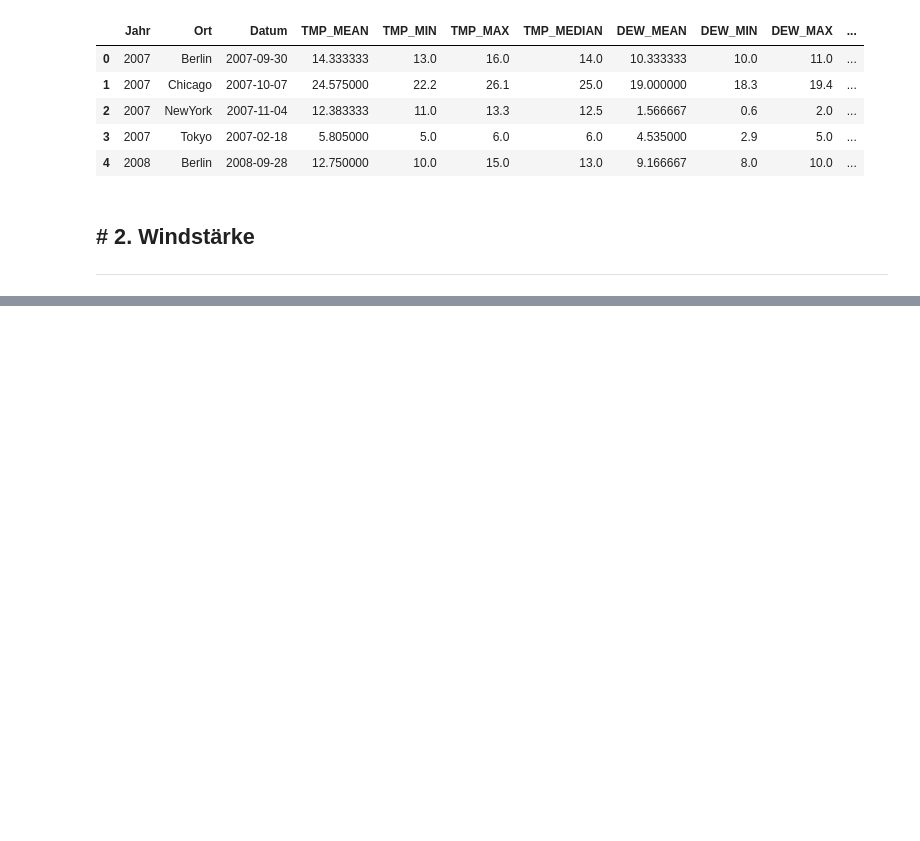
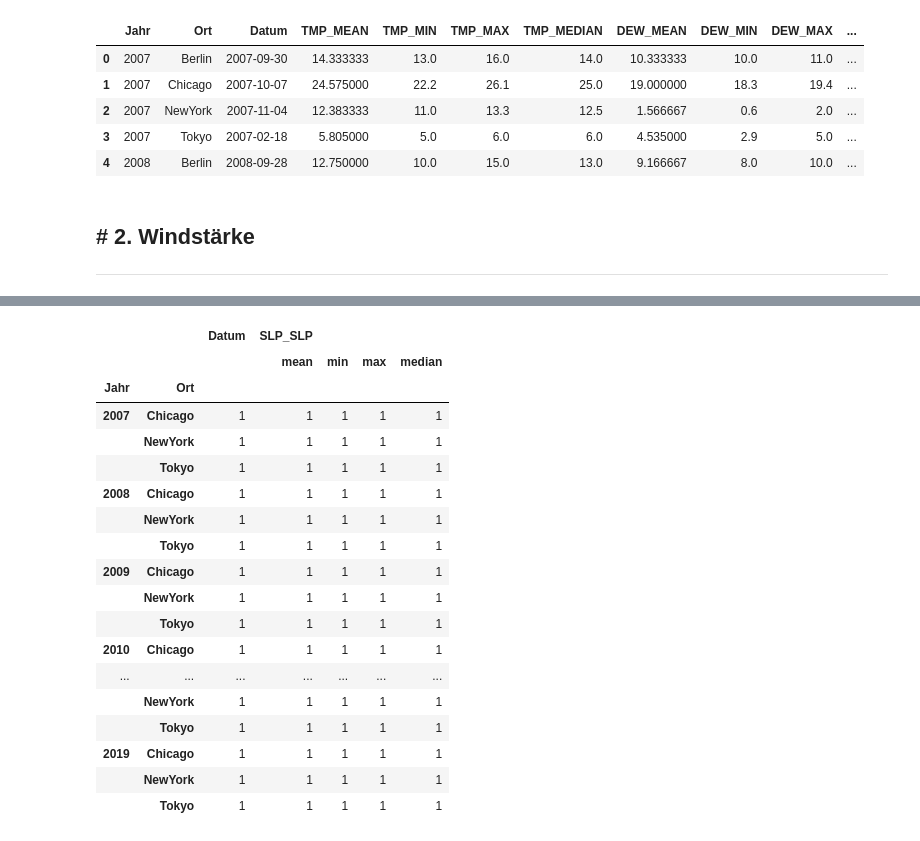
Before and after one commit to Wade-Sys/wma, a Jupyter notebook: Wetter/prepare_weather_data_step_3.ipynb, the cells around one changed output, grey strips where cells are left out. Drawn from its saved outputs; the diff is of its cells as text; code cells hidden in the pictures; blank space fills up the shorter version.

```diff
--- a/Wetter/prepare_weather_data_step_3.ipynb
+++ b/Wetter/prepare_weather_data_step_3.ipynb
@@ -142,0 +334,3 @@ df_wetter_wnd_tmp_dew_1_grp.head()
+# %%
+# Missing values entfernen
+df_wetter_wnd_slp_2 = df_wetter_wnd_slp_1.loc[(df_wetter_wnd_slp_1.SLP_SLP != 9999.9)].copy()
@@ -142,0 +346,26 @@ df_wetter_wnd_tmp_dew_1_grp.head()
+# %%
+df_wetter_wnd_slp_2_grp = df_wetter_wnd_slp_2.groupby(['Jahr','Ort','Datum'], as_index=False, group_keys=False).agg({
+    'SLP_SLP' : ['mean','min','max','median']
+}).copy()
+# %%
+df_wetter_wnd_slp_2_grp.groupby(['Jahr','Ort']).count()
+# %% [output]
+|  |  | Datum | SLP_SLP |  |  |  |
+|  |  |  | mean | min | max | median |
+| Jahr | Ort |  |  |  |  |  |
+| 2007 | Chicago | 1 | 1 | 1 | 1 | 1 |
+|  | NewYork | 1 | 1 | 1 | 1 | 1 |
+|  | Tokyo | 1 | 1 | 1 | 1 | 1 |
+| 2008 | Chicago | 1 | 1 | 1 | 1 | 1 |
+|  | NewYork | 1 | 1 | 1 | 1 | 1 |
+|  | Tokyo | 1 | 1 | 1 | 1 | 1 |
+| 2009 | Chicago | 1 | 1 | 1 | 1 | 1 |
+|  | NewYork | 1 | 1 | 1 | 1 | 1 |
+|  | Tokyo | 1 | 1 | 1 | 1 | 1 |
+| 2010 | Chicago | 1 | 1 | 1 | 1 | 1 |
+| ... | ... | ... | ... | ... | ... | ... |
+|  | NewYork | 1 | 1 | 1 | 1 | 1 |
+|  | Tokyo | 1 | 1 | 1 | 1 | 1 |
+| 2019 | Chicago | 1 | 1 | 1 | 1 | 1 |
+|  | NewYork | 1 | 1 | 1 | 1 | 1 |
+|  | Tokyo | 1 | 1 | 1 | 1 | 1 |
```
Also changed, not shown: parts of 26 cells of this notebook, 1 other file.
